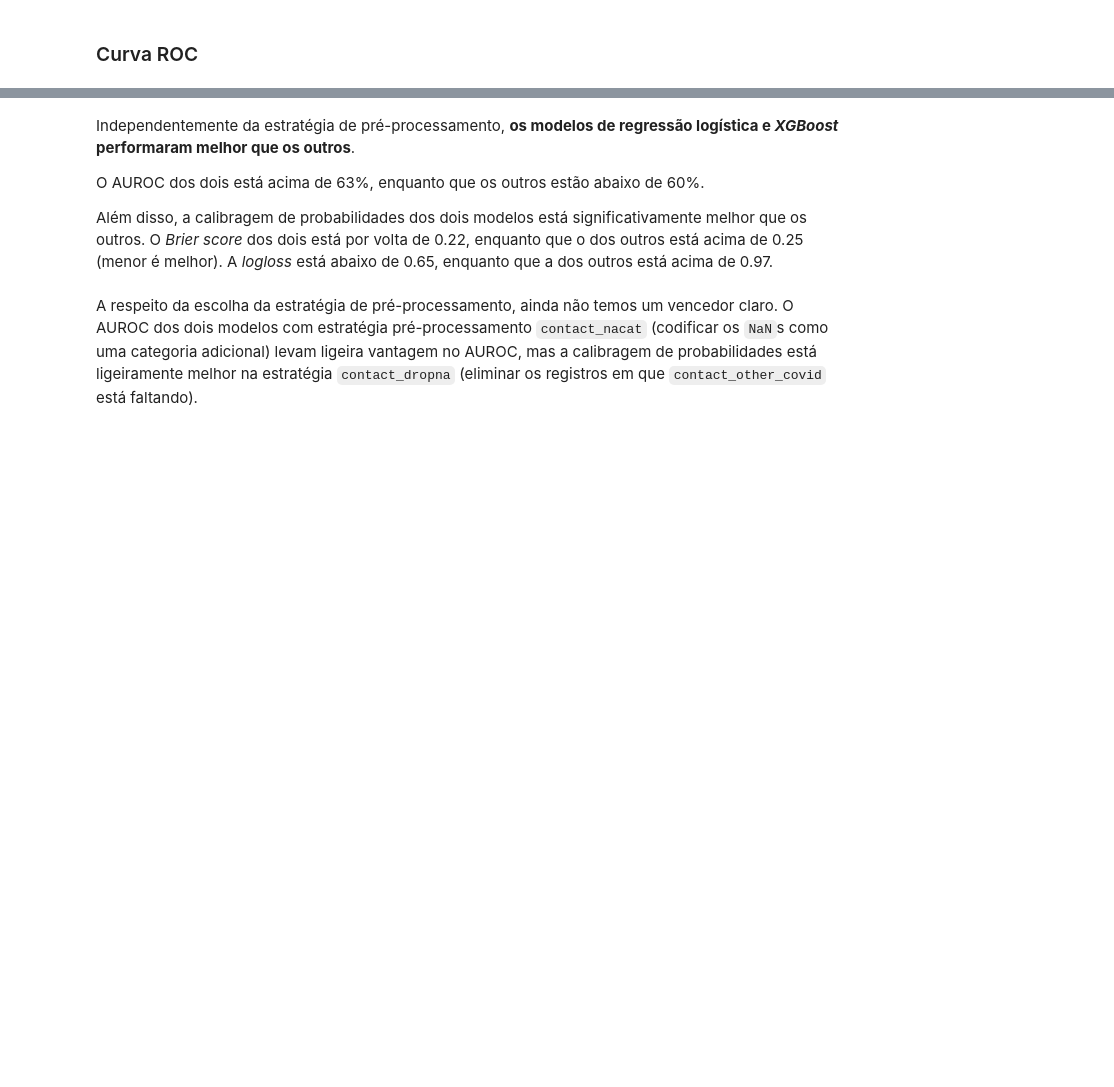
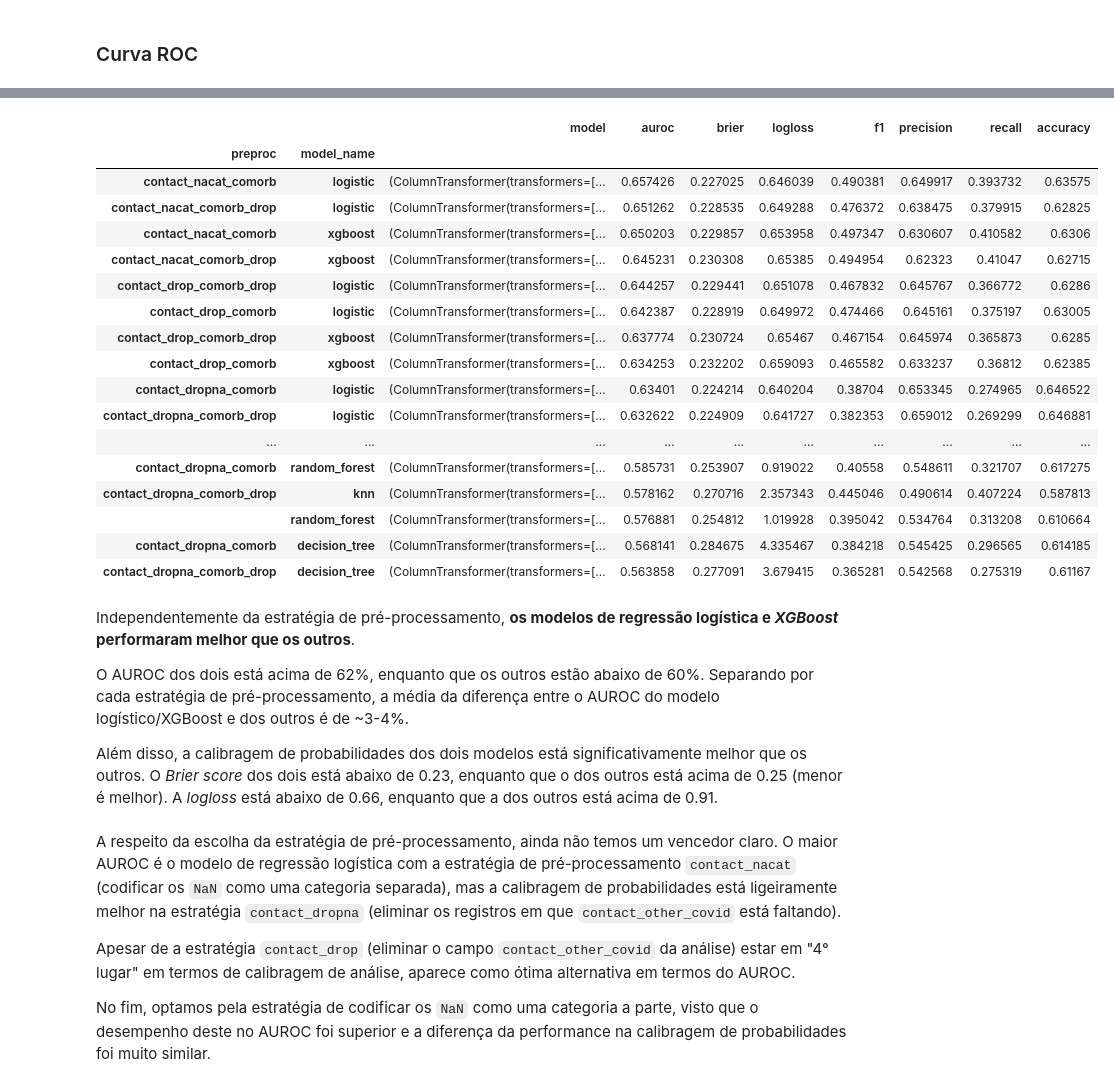
Before and after one commit to flimao/modelos-covid, a Jupyter notebook: notebooks_exploration/3-modelagem.ipynb, the cells around one changed output, grey strips where cells are left out. Cells and saved outputs as stored; diff of their text form; code cells hidden in the pictures; blank space fills up the shorter version.

```diff
--- a/notebooks_exploration/3-modelagem.ipynb
+++ b/notebooks_exploration/3-modelagem.ipynb
@@ -395,8 +491,33 @@ model_rank_all
+# %%
+model_rank_all.sort_values(by = 'auroc', ascending = False)
+# %% [output]
+|  |  | model | auroc | brier | logloss | f1 | precision | recall | accuracy |
+| preproc | model_name |  |  |  |  |  |  |  |  |
+| contact_nacat_comorb | logistic | (ColumnTransformer(transformers=[... | 0.657426 | 0.227025 | 0.646039 | 0.490381 | 0.649917 | 0.393732 | 0.63575 |
+| contact_nacat_comorb_drop | logistic | (ColumnTransformer(transformers=[... | 0.651262 | 0.228535 | 0.649288 | 0.476372 | 0.638475 | 0.379915 | 0.62825 |
+| contact_nacat_comorb | xgboost | (ColumnTransformer(transformers=[... | 0.650203 | 0.229857 | 0.653958 | 0.497347 | 0.630607 | 0.410582 | 0.6306 |
+| contact_nacat_comorb_drop | xgboost | (ColumnTransformer(transformers=[... | 0.645231 | 0.230308 | 0.65385 | 0.494954 | 0.62323 | 0.41047 | 0.62715 |
+| contact_drop_comorb_drop | logistic | (ColumnTransformer(transformers=[... | 0.644257 | 0.229441 | 0.651078 | 0.467832 | 0.645767 | 0.366772 | 0.6286 |
+| contact_drop_comorb | logistic | (ColumnTransformer(transformers=[... | 0.642387 | 0.228919 | 0.649972 | 0.474466 | 0.645161 | 0.375197 | 0.63005 |
+| contact_drop_comorb_drop | xgboost | (ColumnTransformer(transformers=[... | 0.637774 | 0.230724 | 0.65467 | 0.467154 | 0.645974 | 0.365873 | 0.6285 |
+| contact_drop_comorb | xgboost | (ColumnTransformer(transformers=[... | 0.634253 | 0.232202 | 0.659093 | 0.465582 | 0.633237 | 0.36812 | 0.62385 |
+| contact_dropna_comorb | logistic | (ColumnTransformer(transformers=[... | 0.63401 | 0.224214 | 0.640204 | 0.38704 | 0.653345 | 0.274965 | 0.646522 |
+| contact_dropna_comorb_drop | logistic | (ColumnTransformer(transformers=[... | 0.632622 | 0.224909 | 0.641727 | 0.382353 | 0.659012 | 0.269299 | 0.646881 |
+| ... | ... | ... | ... | ... | ... | ... | ... | ... | ... |
+| contact_dropna_comorb | random_forest | (ColumnTransformer(transformers=[... | 0.585731 | 0.253907 | 0.919022 | 0.40558 | 0.548611 | 0.321707 | 0.617275 |
+| contact_dropna_comorb_drop | knn | (ColumnTransformer(transformers=[... | 0.578162 | 0.270716 | 2.357343 | 0.445046 | 0.490614 | 0.407224 | 0.587813 |
+|  | random_forest | (ColumnTransformer(transformers=[... | 0.576881 | 0.254812 | 1.019928 | 0.395042 | 0.534764 | 0.313208 | 0.610664 |
+| contact_dropna_comorb | decision_tree | (ColumnTransformer(transformers=[... | 0.568141 | 0.284675 | 4.335467 | 0.384218 | 0.545425 | 0.296565 | 0.614185 |
+| contact_dropna_comorb_drop | decision_tree | (ColumnTransformer(transformers=[... | 0.563858 | 0.277091 | 3.679415 | 0.365281 | 0.542568 | 0.275319 | 0.61167 |
 # %% [markdown]
 Independentemente da estratégia de pré-processamento, **os modelos de regressão logística e *XGBoost* performaram melhor que os outros**.
 
-O AUROC dos dois está acima de 63%, enquanto que os outros estão abaixo de 60%.
+O AUROC dos dois está acima de 62%, enquanto que os outros estão abaixo de 60%. Separando por cada estratégia de pré-processamento, a média da diferença entre o AUROC do modelo logístico/XGBoost e dos outros é de ~3-4%.
 
-Além disso, a calibragem de probabilidades dos dois modelos está significativamente melhor que os outros. O *Brier score* dos dois está por volta de 0.22, enquanto que o dos outros está acima de 0.25 (menor é melhor). A *logloss* está abaixo de 0.65, enquanto que a dos outros está acima de 0.97.
+Além disso, a calibragem de probabilidades dos dois modelos está significativamente melhor que os outros. O *Brier score* dos dois está abaixo de 0.23, enquanto que o dos outros está acima de 0.25 (menor é melhor). A *logloss* está abaixo de 0.66, enquanto que a dos outros está acima de 0.91.
 # %% [markdown]
-A respeito da escolha da estratégia de pré-processamento, ainda não temos um vencedor claro. O AUROC dos dois modelos com estratégia pré-processamento `contact_nacat` (codificar os `NaN`s como uma categoria adicional) levam ligeira vantagem no AUROC, mas a calibragem de probabilidades está ligeiramente melhor na estratégia `contact_dropna` (eliminar os registros em que `contact_other_covid` está faltando).
+A respeito da escolha da estratégia de pré-processamento, ainda não temos um vencedor claro. O maior AUROC é o modelo de regressão logística com a estratégia de pré-processamento `contact_nacat` (codificar os `NaN` como uma categoria separada), mas a calibragem de probabilidades está ligeiramente melhor na estratégia `contact_dropna` (eliminar os registros em que `contact_other_covid` está faltando).
+
+Apesar de a estratégia `contact_drop` (eliminar o campo `contact_other_covid` da análise) estar em "4° lugar" em termos de calibragem de análise, aparece como ótima alternativa em termos do AUROC.
+
+No fim, optamos pela estratégia de codificar os `NaN` como uma categoria a parte, visto que o desempenho deste no AUROC foi superior e a diferença da performance na calibragem de probabilidades foi muito similar.
```
Also changed, not shown: parts of 22 cells of this notebook.
